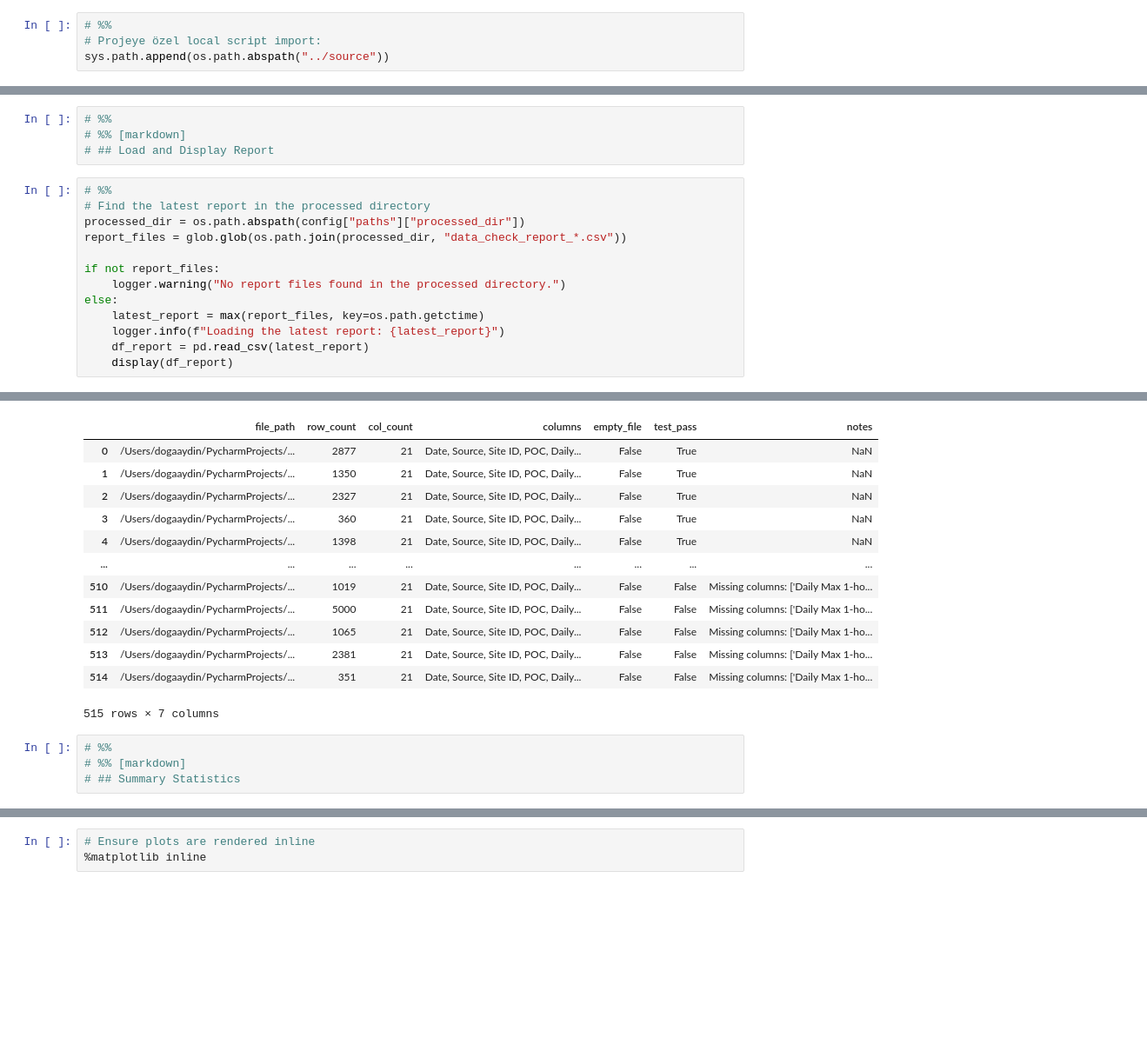
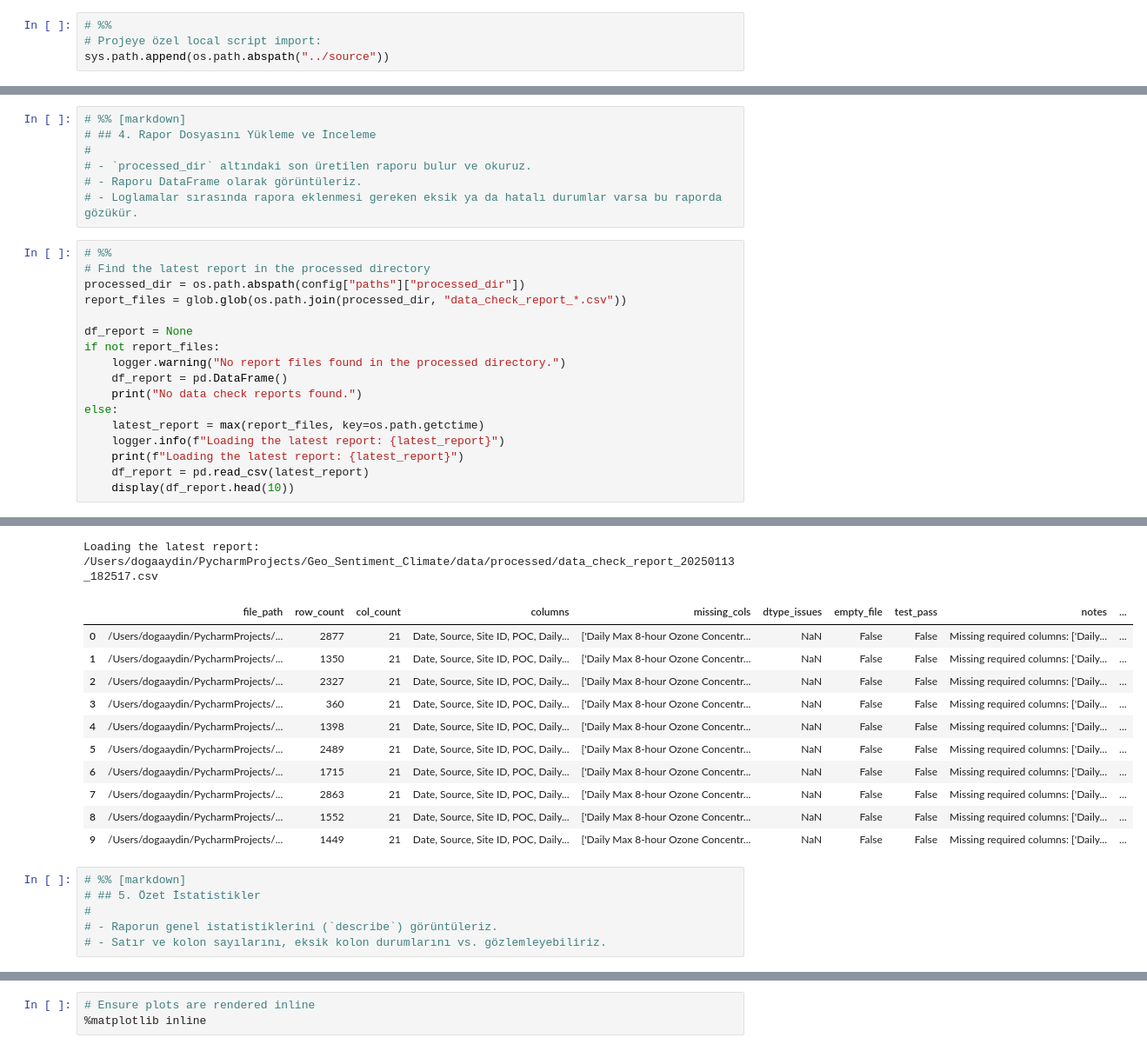
Before and after one commit to dogaaydinn/Geo_Sentiment_Climate, a Jupyter notebook: notebooks/001_data_check.ipynb, the cells around one changed output, grey strips where cells are left out. Shown at 87% size. Saved outputs shown, nothing was run; the diff lists cells and outputs as text; blank space fills up the shorter version.

```diff
--- a/notebooks/001_data_check.ipynb
+++ b/notebooks/001_data_check.ipynb
@@ -66,18 +102,25 @@ check_raw_data(raw_dir=RAW_DIR)
-# %%
 # %%
 # %% [markdown]
-# ## Load and Display Report
+# ## 4. Rapor Dosyasını Yükleme ve İnceleme
+#
+# - `processed_dir` altındaki son üretilen raporu bulur ve okuruz.
+# - Raporu DataFrame olarak görüntüleriz.
+# - Loglamalar sırasında rapora eklenmesi gereken eksik ya da hatalı durumlar varsa bu raporda gözükür.
 # %%
 # %%
 # Find the latest report in the processed directory
 processed_dir = os.path.abspath(config["paths"]["processed_dir"])
 report_files = glob.glob(os.path.join(processed_dir, "data_check_report_*.csv"))
 
+df_report = None
 if not report_files:
     logger.warning("No report files found in the processed directory.")
+    df_report = pd.DataFrame()
+    print("No data check reports found.")
 else:
     latest_report = max(report_files, key=os.path.getctime)
     logger.info(f"Loading the latest report: {latest_report}")
+    print(f"Loading the latest report: {latest_report}")
     df_report = pd.read_csv(latest_report)
-    display(df_report)
+    display(df_report.head(10))
 # %% [output]
@@ -85,19 +128,20 @@ else:
+Loading the latest report: /Users/dogaaydin/PycharmProjects/Geo_Sentiment_Climate/data/processed/data_check_report_20250113_182517.csv
-|  | file_path | row_count | col_count | columns | empty_file | test_pass | notes |
-| 0 | /Users/dogaaydin/PycharmProjects/... | 2877 | 21 | Date, Source, Site ID, POC, Daily... | False | True | NaN |
-| 1 | /Users/dogaaydin/PycharmProjects/... | 1350 | 21 | Date, Source, Site ID, POC, Daily... | False | True | NaN |
-| 2 | /Users/dogaaydin/PycharmProjects/... | 2327 | 21 | Date, Source, Site ID, POC, Daily... | False | True | NaN |
-| 3 | /Users/dogaaydin/PycharmProjects/... | 360 | 21 | Date, Source, Site ID, POC, Daily... | False | True | NaN |
-| 4 | /Users/dogaaydin/PycharmProjects/... | 1398 | 21 | Date, Source, Site ID, POC, Daily... | False | True | NaN |
-| ... | ... | ... | ... | ... | ... | ... | ... |
-| 510 | /Users/dogaaydin/PycharmProjects/... | 1019 | 21 | Date, Source, Site ID, POC, Daily... | False | False | Missing columns: ['Daily Max 1-ho... |
-| 511 | /Users/dogaaydin/PycharmProjects/... | 5000 | 21 | Date, Source, Site ID, POC, Daily... | False | False | Missing columns: ['Daily Max 1-ho... |
-| 512 | /Users/dogaaydin/PycharmProjects/... | 1065 | 21 | Date, Source, Site ID, POC, Daily... | False | False | Missing columns: ['Daily Max 1-ho... |
-| 513 | /Users/dogaaydin/PycharmProjects/... | 2381 | 21 | Date, Source, Site ID, POC, Daily... | False | False | Missing columns: ['Daily Max 1-ho... |
-| 514 | /Users/dogaaydin/PycharmProjects/... | 351 | 21 | Date, Source, Site ID, POC, Daily... | False | False | Missing columns: ['Daily Max 1-ho... |
+|  | file_path | row_count | col_count | columns | missing_cols | dtype_issues | empty_file | test_pass | notes | ... |
+| 0 | /Users/dogaaydin/PycharmProjects/... | 2877 | 21 | Date, Source, Site ID, POC, Daily... | ['Daily Max 8-hour Ozone Concentr... | NaN | False | False | Missing required columns: ['Daily... | ... |
+| 1 | /Users/dogaaydin/PycharmProjects/... | 1350 | 21 | Date, Source, Site ID, POC, Daily... | ['Daily Max 8-hour Ozone Concentr... | NaN | False | False | Missing required columns: ['Daily... | ... |
+| 2 | /Users/dogaaydin/PycharmProjects/... | 2327 | 21 | Date, Source, Site ID, POC, Daily... | ['Daily Max 8-hour Ozone Concentr... | NaN | False | False | Missing required columns: ['Daily... | ... |
+| 3 | /Users/dogaaydin/PycharmProjects/... | 360 | 21 | Date, Source, Site ID, POC, Daily... | ['Daily Max 8-hour Ozone Concentr... | NaN | False | False | Missing required columns: ['Daily... | ... |
+| 4 | /Users/dogaaydin/PycharmProjects/... | 1398 | 21 | Date, Source, Site ID, POC, Daily... | ['Daily Max 8-hour Ozone Concentr... | NaN | False | False | Missing required columns: ['Daily... | ... |
+| 5 | /Users/dogaaydin/PycharmProjects/... | 2489 | 21 | Date, Source, Site ID, POC, Daily... | ['Daily Max 8-hour Ozone Concentr... | NaN | False | False | Missing required columns: ['Daily... | ... |
+| 6 | /Users/dogaaydin/PycharmProjects/... | 1715 | 21 | Date, Source, Site ID, POC, Daily... | ['Daily Max 8-hour Ozone Concentr... | NaN | False | False | Missing required columns: ['Daily... | ... |
+| 7 | /Users/dogaaydin/PycharmProjects/... | 2863 | 21 | Date, Source, Site ID, POC, Daily... | ['Daily Max 8-hour Ozone Concentr... | NaN | False | False | Missing required columns: ['Daily... | ... |
+| 8 | /Users/dogaaydin/PycharmProjects/... | 1552 | 21 | Date, Source, Site ID, POC, Daily... | ['Daily Max 8-hour Ozone Concentr... | NaN | False | False | Missing required columns: ['Daily... | ... |
+| 9 | /Users/dogaaydin/PycharmProjects/... | 1449 | 21 | Date, Source, Site ID, POC, Daily... | ['Daily Max 8-hour Ozone Concentr... | NaN | False | False | Missing required columns: ['Daily... | ... |
-515 rows × 7 columns
-# %%
 # %%
 # %% [markdown]
-# ## Summary Statistics
+# ## 5. Özet İstatistikler
+#
+# - Raporun genel istatistiklerini (`describe`) görüntüleriz.
+# - Satır ve kolon sayılarını, eksik kolon durumlarını vs. gözlemleyebiliriz.
 # %%
 # %%
```
Also changed, not shown: parts of 37 cells of this notebook.
